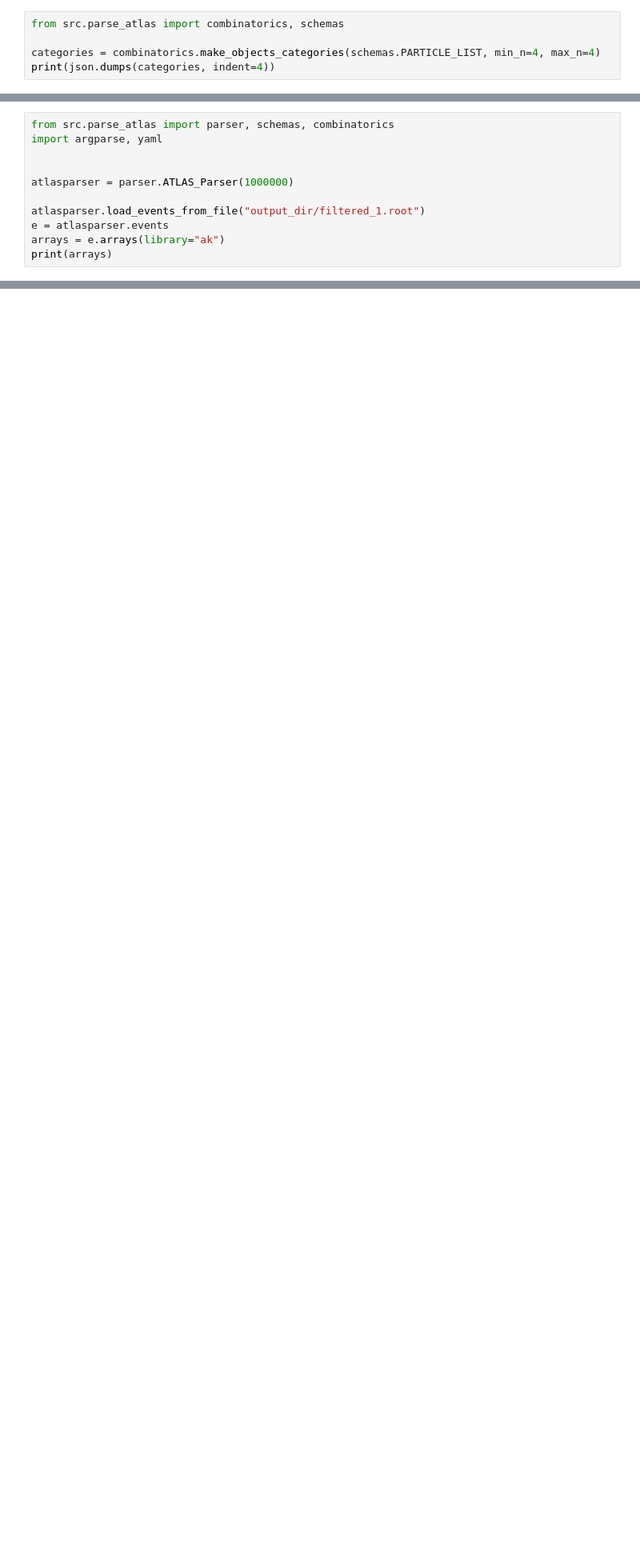
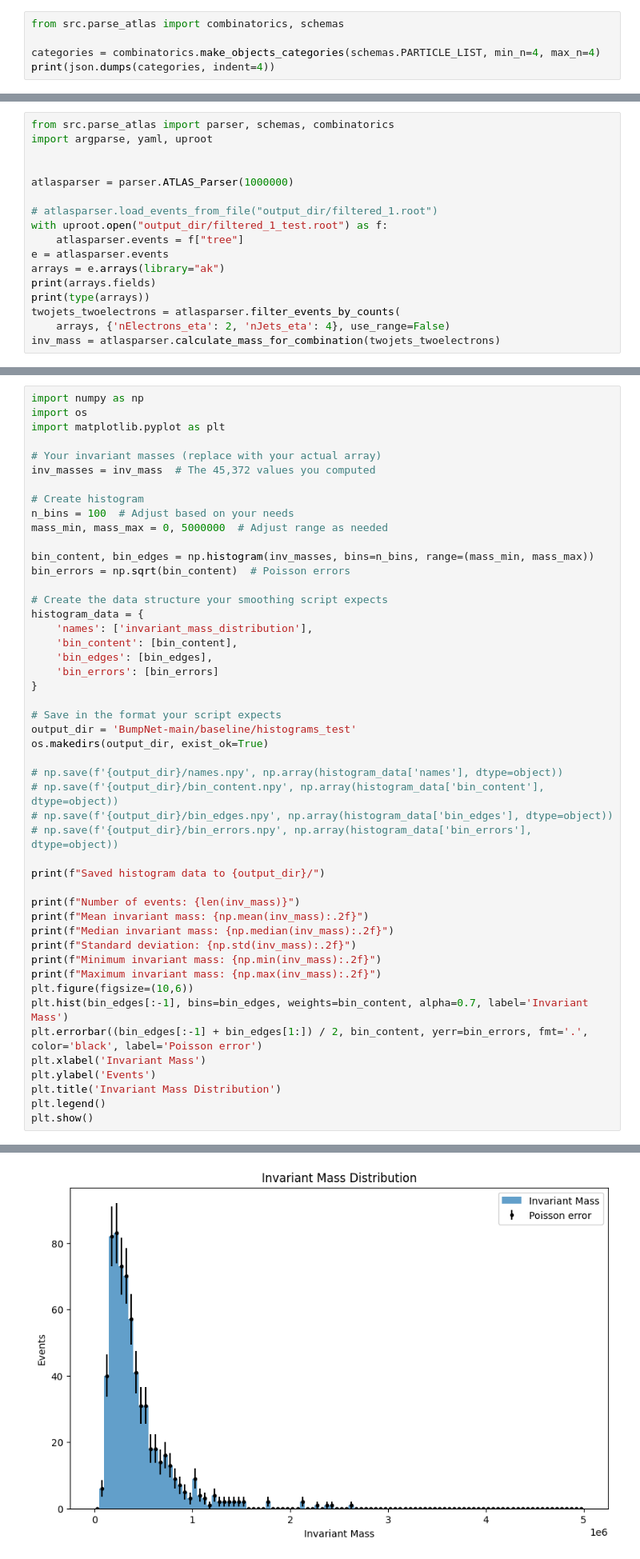
Before and after one commit to Zhavi221/atlas-utilization, a Jupyter notebook: test_main.ipynb, the cells around one changed output, grey strips where cells are left out. Shown: that part at 80% size. Drawn from its saved outputs; the diff is of its cells as text; blank space fills up the shorter version.

Commit message:
quick save

```diff
--- a/test_main.ipynb
+++ b/test_main.ipynb
@@ -139,13 +139,19 @@ with open("configs/file_ids_2024", "w+") as f:
     f.write("\n".join(release_files_uris))
 # %%
 from src.parse_atlas import parser, schemas, combinatorics
-import argparse, yaml
+import argparse, yaml, uproot
 
 
 atlasparser = parser.ATLAS_Parser(1000000)
 
-atlasparser.load_events_from_file("output_dir/filtered_1.root")
+# atlasparser.load_events_from_file("output_dir/filtered_1.root")
+with uproot.open("output_dir/filtered_1_test.root") as f:
+    atlasparser.events = f["tree"]
 e = atlasparser.events
 arrays = e.arrays(library="ak")
-print(arrays)
+print(arrays.fields)
+print(type(arrays))
+twojets_twoelectrons = atlasparser.filter_events_by_counts(
+    arrays, {'nElectrons_eta': 2, 'nJets_eta': 4}, use_range=False)
+inv_mass = atlasparser.calculate_mass_for_combination(twojets_twoelectrons)
 # %% [output]
@@ -152,0 +175,49 @@ print(arrays)
+# %%
+import numpy as np
+import os
+import matplotlib.pyplot as plt
+
+# Your invariant masses (replace with your actual array)
+inv_masses = inv_mass  # The 45,372 values you computed
+
+# Create histogram
+n_bins = 100  # Adjust based on your needs
+mass_min, mass_max = 0, 5000000  # Adjust range as needed
+
+bin_content, bin_edges = np.histogram(inv_masses, bins=n_bins, range=(mass_min, mass_max))
+bin_errors = np.sqrt(bin_content)  # Poisson errors
+
+# Create the data structure your smoothing script expects
+histogram_data = {
+    'names': ['invariant_mass_distribution'],
+    'bin_content': [bin_content],
+    'bin_edges': [bin_edges],
+    'bin_errors': [bin_errors]
+}
+
+# Save in the format your script expects
+output_dir = 'BumpNet-main/baseline/histograms_test'
+os.makedirs(output_dir, exist_ok=True)
+
+# np.save(f'{output_dir}/names.npy', np.array(histogram_data['names'], dtype=object))
+# np.save(f'{output_dir}/bin_content.npy', np.array(histogram_data['bin_content'], dtype=object))
+# np.save(f'{output_dir}/bin_edges.npy', np.array(histogram_data['bin_edges'], dtype=object))
+# np.save(f'{output_dir}/bin_errors.npy', np.array(histogram_data['bin_errors'], dtype=object))
+
+print(f"Saved histogram data to {output_dir}/")
+
+print(f"Number of events: {len(inv_mass)}")
+print(f"Mean invariant mass: {np.mean(inv_mass):.2f}")
+print(f"Median invariant mass: {np.median(inv_mass):.2f}")
+print(f"Standard deviation: {np.std(inv_mass):.2f}")
+print(f"Minimum invariant mass: {np.min(inv_mass):.2f}")
+print(f"Maximum invariant mass: {np.max(inv_mass):.2f}")
+plt.figure(figsize=(10,6))
+plt.hist(bin_edges[:-1], bins=bin_edges, weights=bin_content, alpha=0.7, label='Invariant Mass')
+plt.errorbar((bin_edges[:-1] + bin_edges[1:]) / 2, bin_content, yerr=bin_errors, fmt='.', color='black', label='Poisson error')
+plt.xlabel('Invariant Mass')
+plt.ylabel('Events')
+plt.title('Invariant Mass Distribution')
+plt.legend()
+plt.show()
+# %% [output]
@@ -152,0 +231 @@ print(arrays)
+[figure, added]
```
Also changed, not shown: parts of 2 cells of this notebook, 8 other files.
